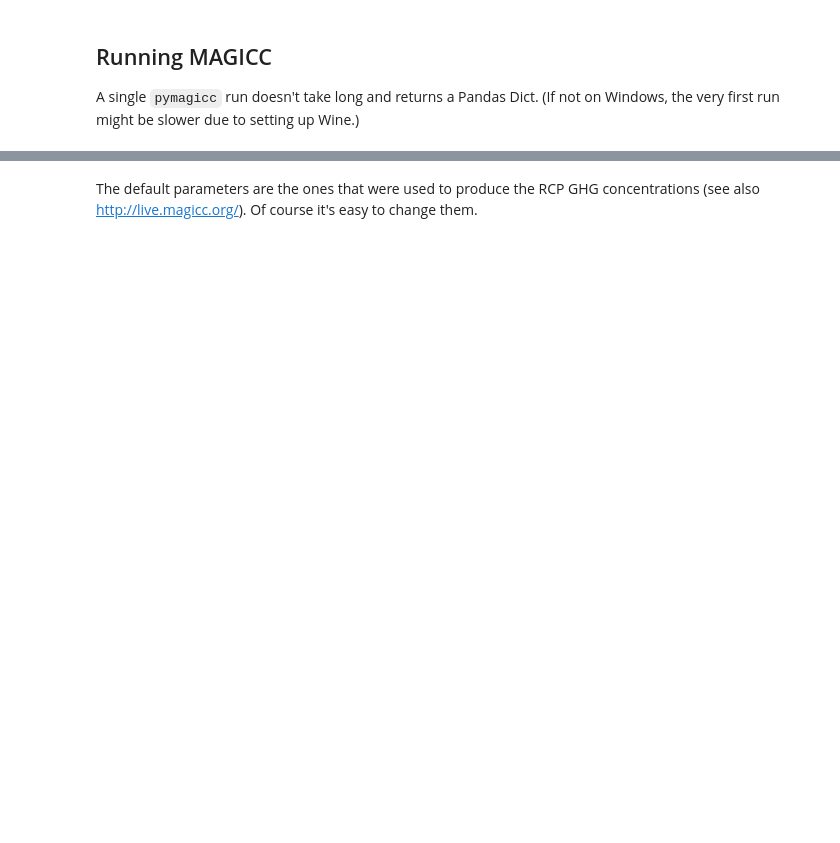
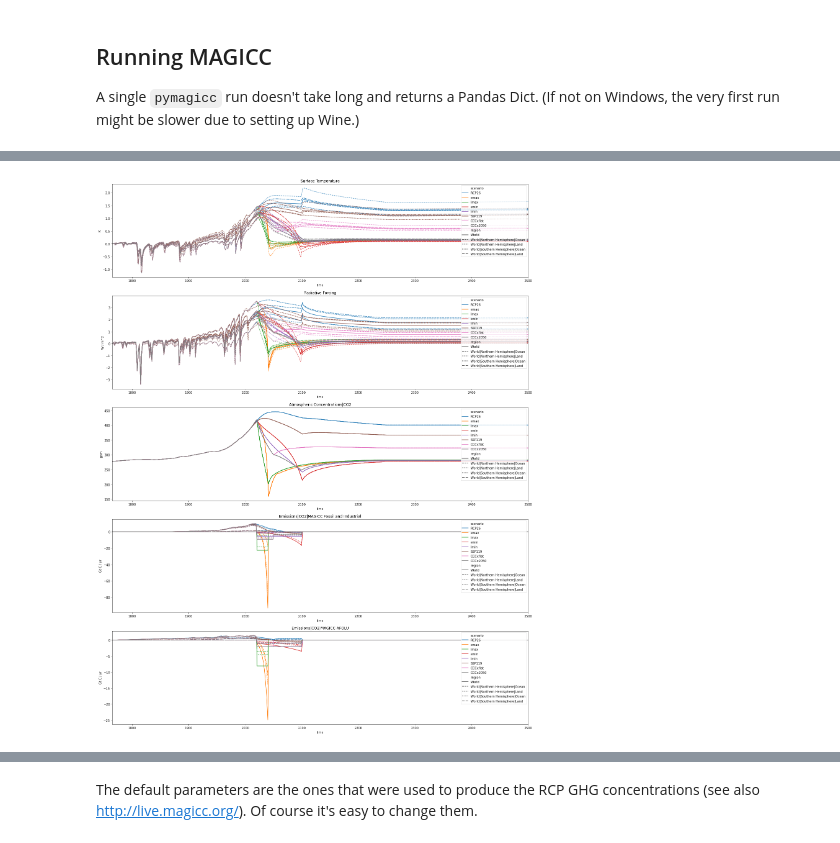
Before and after one commit to hsbay/cdrmex, a Jupyter notebook: ONCtests.ipynb, the cells around one changed output, grey strips where cells are left out. Drawn from its saved outputs; the diff is of its cells as text; code cells hidden in the pictures; blank space fills up the shorter version.

Commit message:
Updated ONCtests to work with pymagicc 2.0.0rc8+19.g7aade1e, and scmdata.run.ScmRun.

```diff
--- a/ONCtests.ipynb
+++ b/ONCtests.ipynb
@@ -226,15 +275,28 @@ slice = results.filter(region="World",variable="Radiative Forcing")["unit"].head
+# %%
+vars = ["Surface Temperature","Radiative Forcing",
+        "Atmospheric Concentrations|CO2","Emissions|CO2|MAGICC Fossil and Industrial",
+        "Emissions|CO2|MAGICC AFOLU"]
+
+x = (datetime(1765, 1, 1), datetime(magcfg["endyear"], 1, 1))
 # %%
-vars = ["Surface Temperature","Radiative Forcing",
-        "Atmospheric Concentrations|CO2","Emissions|CO2|MAGICC Fossil and Industrial",
-        "Emissions|CO2|MAGICC AFOLU"]
-x = (datetime(2000, 1, 1), datetime(magcfg["endyear"], 1, 1))
+res = ""
+%time res = pymagicc.run(rcp26, **magcfg)  #need to create res of type MAGICCData
+
+# Toggle to run and graph all the experiments
+declines.append(CCCxflat)
+declines.append(CCCx2050)
+for scen in declines:
+    res = res.append(pymagicc.run(scen, **magcfg))
+
+#for cccsn in CCCxflat,CCCx2050:
+#    res = res.append(pymagicc.run(cccsn, **magcfg))
+
 fig, axes = plt.subplots((len(vars)), 1, figsize=(24, 32))
-
-for sdf in rcps["scenario"].unique():
-    results = results.append(pymagicc.run(MAGICCData(rcps.filter(scenario=sdf)), **magcfg))
 for n, var in enumerate(vars):
-    results.filter(region="World", variable=var).lineplot(hue="scenario", ax=axes[n])
-    ylab = results.filter(region="World", variable=var)["unit"].iloc[[0]].all()
+    res.filter(variable=var).lineplot(hue="scenario", style="region", ax=axes[n])
+    ylab = res.filter(variable=var)["unit"].iloc[[0]].all()
     axes[n].set_ylabel(ylab)
     axes[n].set_title(var)
     axes[n].set_xlim(x)
+    axes[n].legend(loc='upper right')
+# %% [output]
@@ -240,0 +305 @@ for n, var in enumerate(vars):
+[figure, added]
```
Also changed, not shown: parts of 21 cells of this notebook.
